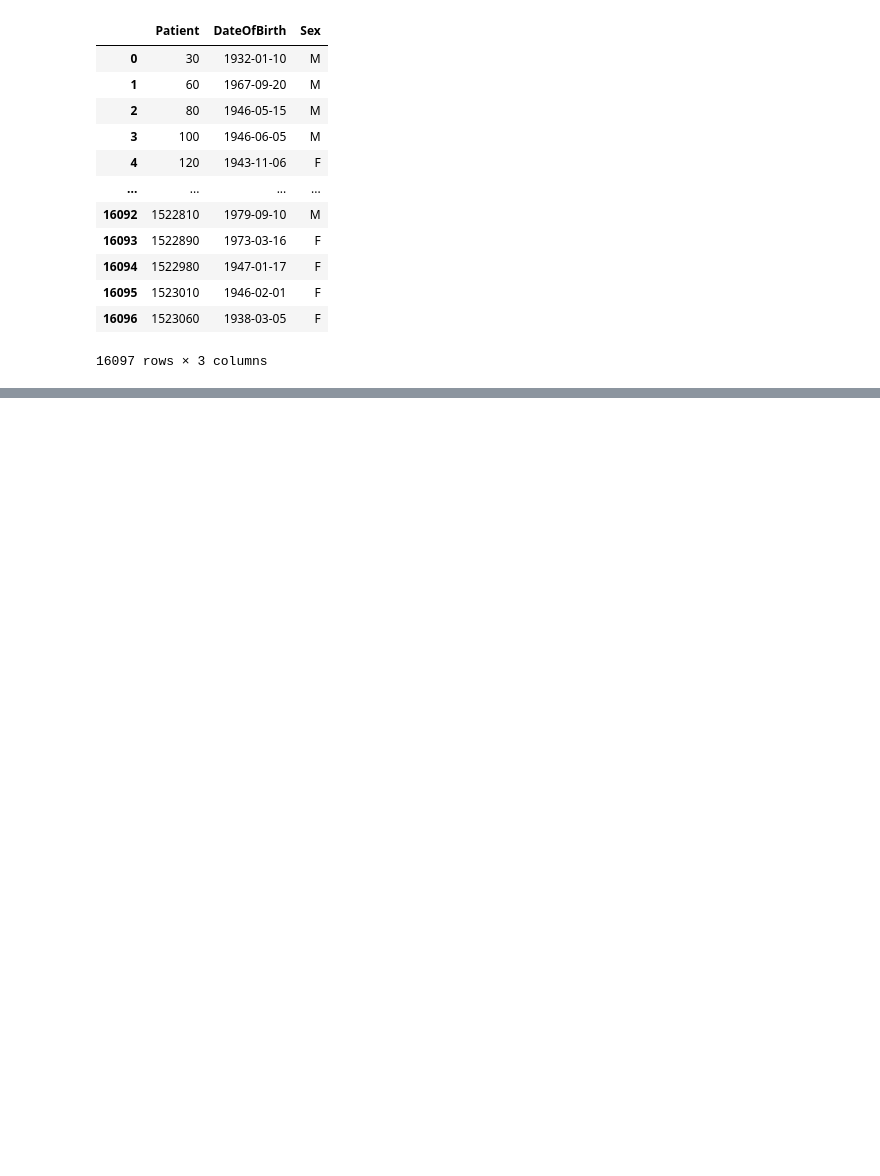
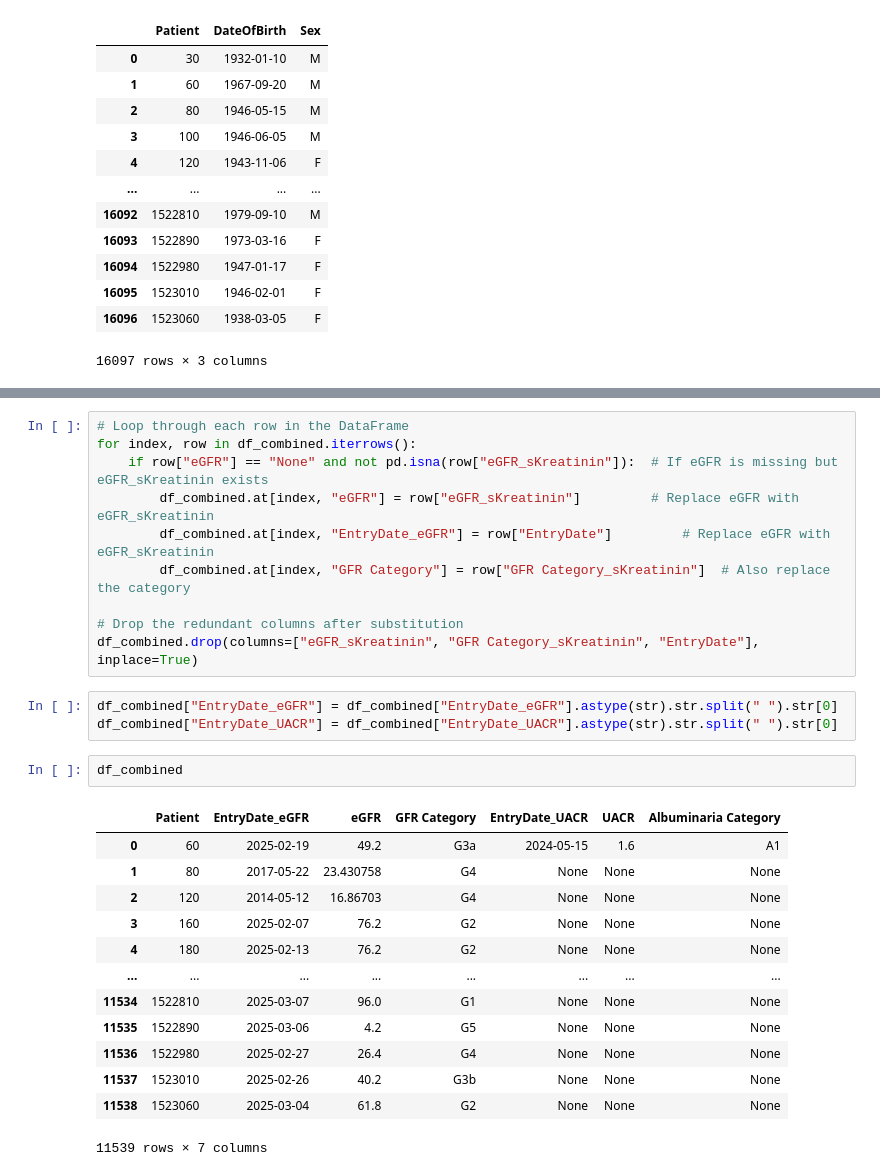
Before and after one commit to vrnccr/Fluffy_Pancakes_EHH25, a Jupyter notebook: nika.ipynb, the cells around one changed output, grey strips where cells are left out. Saved outputs shown, nothing was run; the diff lists cells and outputs as text; blank space fills up the shorter version.

```diff
--- a/nika.ipynb
+++ b/nika.ipynb
@@ -849,0 +997,29 @@ df_patients
+# %%
+# Loop through each row in the DataFrame
+for index, row in df_combined.iterrows():
+    if row["eGFR"] == "None" and not pd.isna(row["eGFR_sKreatinin"]):  # If eGFR is missing but eGFR_sKreatinin exists
+        df_combined.at[index, "eGFR"] = row["eGFR_sKreatinin"]         # Replace eGFR with eGFR_sKreatinin
+        df_combined.at[index, "EntryDate_eGFR"] = row["EntryDate"]         # Replace eGFR with eGFR_sKreatinin
+        df_combined.at[index, "GFR Category"] = row["GFR Category_sKreatinin"]  # Also replace the category
+
+# Drop the redundant columns after substitution
+df_combined.drop(columns=["eGFR_sKreatinin", "GFR Category_sKreatinin", "EntryDate"], inplace=True)
+# %%
+df_combined["EntryDate_eGFR"] = df_combined["EntryDate_eGFR"].astype(str).str.split(" ").str[0]
+df_combined["EntryDate_UACR"] = df_combined["EntryDate_UACR"].astype(str).str.split(" ").str[0]
+# %%
+df_combined
+# %% [output]
+|  | Patient | EntryDate_eGFR | eGFR | GFR Category | EntryDate_UACR | UACR | Albuminaria Category |
+| 0 | 60 | 2025-02-19 | 49.2 | G3a | 2024-05-15 | 1.6 | A1 |
+| 1 | 80 | 2017-05-22 | 23.430758 | G4 | None | None | None |
+| 2 | 120 | 2014-05-12 | 16.86703 | G4 | None | None | None |
+| 3 | 160 | 2025-02-07 | 76.2 | G2 | None | None | None |
+| 4 | 180 | 2025-02-13 | 76.2 | G2 | None | None | None |
+| ... | ... | ... | ... | ... | ... | ... | ... |
+| 11534 | 1522810 | 2025-03-07 | 96.0 | G1 | None | None | None |
+| 11535 | 1522890 | 2025-03-06 | 4.2 | G5 | None | None | None |
+| 11536 | 1522980 | 2025-02-27 | 26.4 | G4 | None | None | None |
+| 11537 | 1523010 | 2025-02-26 | 40.2 | G3b | None | None | None |
+| 11538 | 1523060 | 2025-03-04 | 61.8 | G2 | None | None | None |
+11539 rows × 7 columns
```
Also changed, not shown: parts of 16 cells of this notebook.
